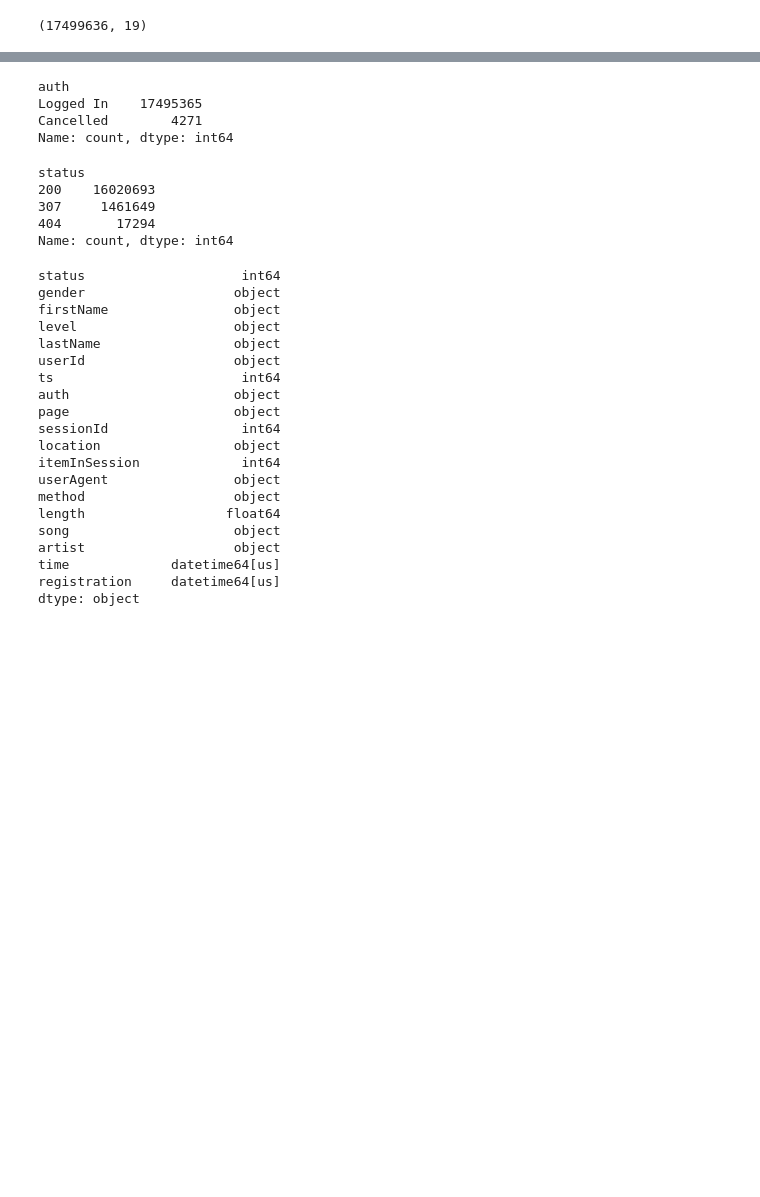
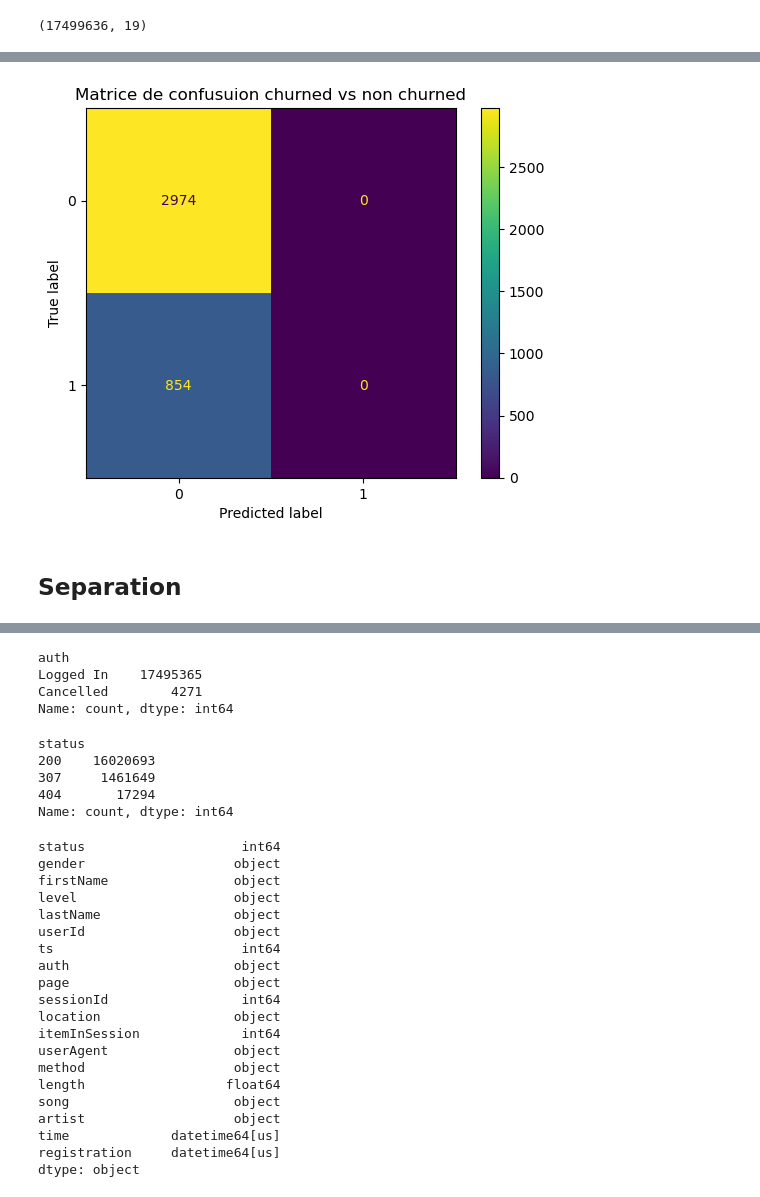
Before and after one commit to aaron3636/kaggle_churn_challenge, a Jupyter notebook: Nelson_stuff/tsclassification.ipynb, the cells around one changed output, grey strips where cells are left out. Saved outputs shown, nothing was run; the diff lists cells and outputs as text; code cells hidden in the pictures; blank space fills up the shorter version.

```diff
--- a/Nelson_stuff/tsclassification.ipynb
+++ b/Nelson_stuff/tsclassification.ipynb
@@ -65,0 +258,4 @@ KeyError: 'diff'
+# %%
+
+knn = KNeighborsTimeSeriesClassifier(n_neighbors=3, metric="dtw", metric_params={"global_constraint": "sakoe_chiba", "sakoe_chiba_radius": 1})
+knn.fit(X_sc, y_train)
@@ -65,0 +288,9 @@ KeyError: 'diff'
+# %%
+
+rocket = RocketClassifier(num_kernels=2000)
+# %%
+y_train = np.array(y_train)
+y_test = np.array(y_test)
+# %%
+rocket.fit(X_train, y_train)
+y_pred = rocket.predict(X_test) # Quasi instantané
@@ -65,0 +308,10 @@ KeyError: 'diff'
+# %%
+cm=confusion_matrix(y_test, y_pred)
+disp=ConfusionMatrixDisplay(confusion_matrix=cm, display_labels=knn.classes_)
+disp.plot()
+plt.title("Matrice de confusuion churned vs non churned")
+plt.show()
+# %% [output]
+[figure, added]
+# %% [markdown]
+## Separation
```
Also changed, not shown: parts of 45 cells of this notebook.
